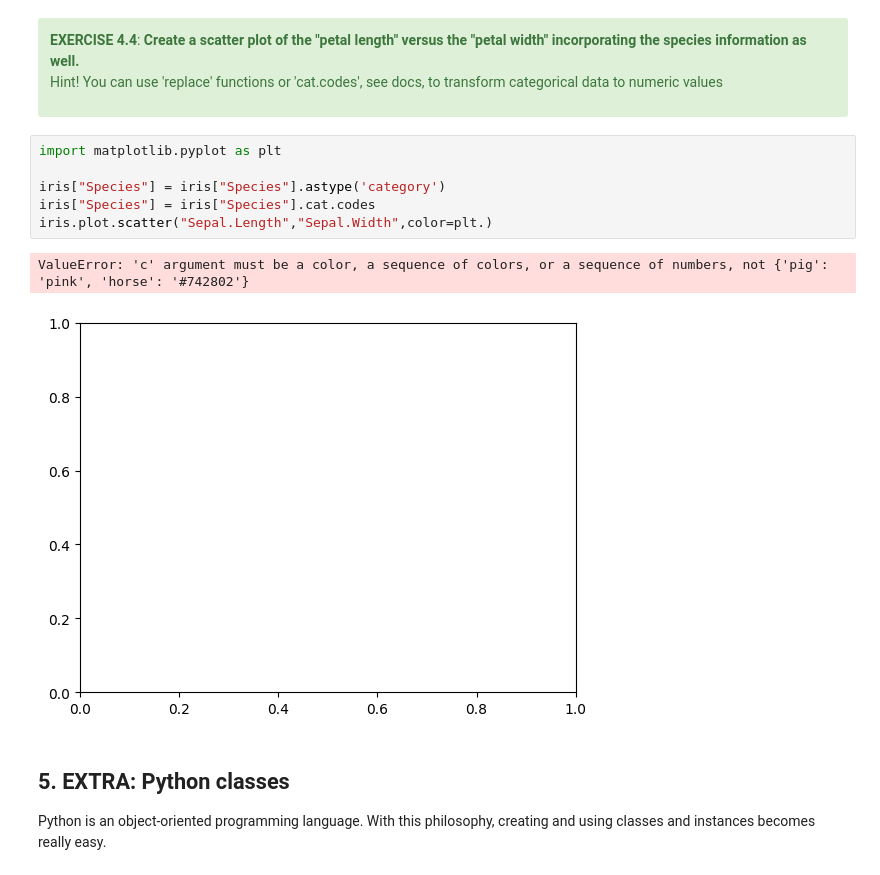
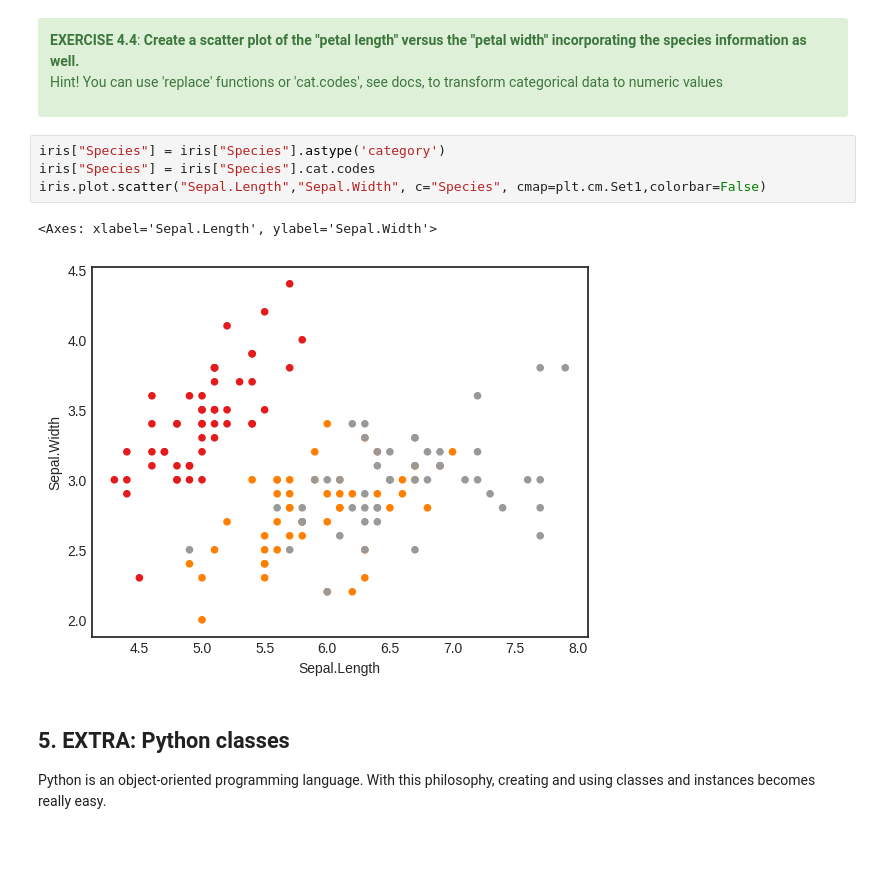
Before and after one commit to ilyandho/ilyandho-UCoBS-ML-Workshop, a Jupyter notebook: Copy_of_Lab1_Python_intro.ipynb, the cells around one changed output. Drawn from its saved outputs; the diff is of its cells as text; blank space fills up the shorter version.

```diff
--- a/Copy_of_Lab1_Python_intro.ipynb
+++ b/Copy_of_Lab1_Python_intro.ipynb
@@ -751,14 +923,12 @@ iris['Sepal.Length'].plot(kind="hist")
 Hint! You can use 'replace' functions or 'cat.codes', see docs, to transform categorical data to numeric values
 </div>
 # %%
-import matplotlib.pyplot as plt
-
 iris["Species"] = iris["Species"].astype('category')
 iris["Species"] = iris["Species"].cat.codes
-iris.plot.scatter("Sepal.Length","Sepal.Width",color=plt.)
+iris.plot.scatter("Sepal.Length","Sepal.Width", c="Species", cmap=plt.cm.Set1,colorbar=False)
 # %% [output]
-ValueError: 'c' argument must be a color, a sequence of colors, or a sequence of numbers, not {'pig': 'pink', 'horse': '#742802'}
+<Axes: xlabel='Sepal.Length', ylabel='Sepal.Width'>
-[figure, old version]
+[figure, new version]
 # %% [markdown]
 ## 5. EXTRA: Python classes
 Python is an object-oriented programming language. With this philosophy, creating and using classes and instances becomes really easy.
```
Also changed, not shown: parts of 49 cells of this notebook.
